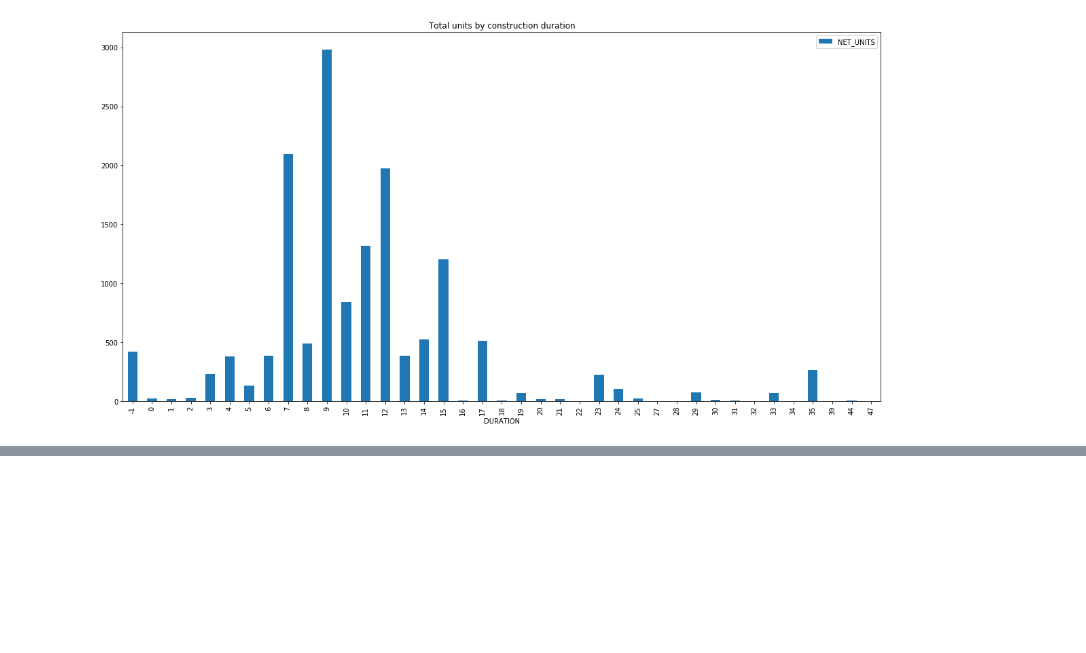
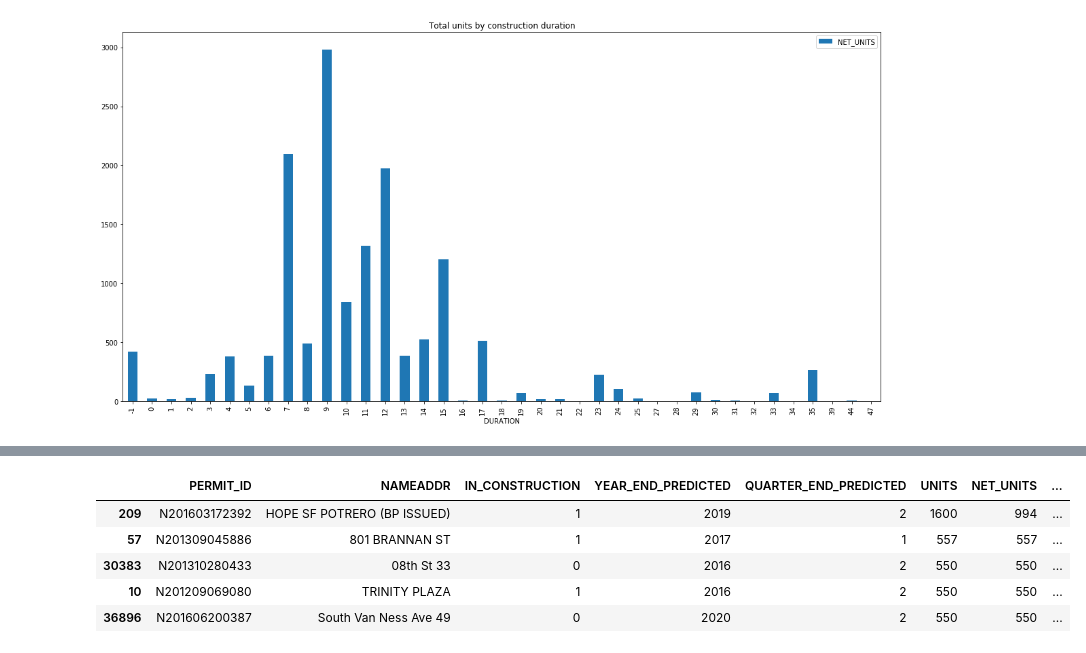
Before and after one commit to openland/statecraft-projects, a Jupyter notebook: housing_pipeline.ipynb, the cells around one changed output, grey strips where cells are left out. Drawn from its saved outputs; the diff is of its cells as text; code cells hidden in the pictures; blank space fills up the shorter version.

Commit message:
Final dataset

```diff
--- a/housing_pipeline.ipynb
+++ b/housing_pipeline.ipynb
@@ -335,3 +358,18 @@ permits.to_csv("data_complete/issued_predictions.csv")
+# %%
+columns_to_show = ['PERMIT_ID', 'NAMEADDR', 'IN_CONSTRUCTION', 'YEAR_END_PREDICTED', 'QUARTER_END_PREDICTED',
+                   'UNITS', 'NET_UNITS', 'PERMIT_DATE_YEAR', 'PERMIT_DATE_QUARTER', 'DURATION_PREDICTED', 'COST']
+permits['IN_CONSTRUCTION'] = 0
+prediction['IN_CONSTRUCTION'] = 1
+dataset = permits[columns_to_show].append(prediction[columns_to_show]).sort_values(['NET_UNITS'], ascending=False).head(100)
+dataset.to_csv("data_complete/final_dataset.csv")
+dataset.head()
+# %% [output]
+|  | PERMIT_ID | NAMEADDR | IN_CONSTRUCTION | YEAR_END_PREDICTED | QUARTER_END_PREDICTED | UNITS | NET_UNITS | ... |
+| 209 | N201603172392 | HOPE SF POTRERO (BP ISSUED) | 1 | 2019 | 2 | 1600 | 994 | ... |
+| 57 | N201309045886 | 801 BRANNAN ST | 1 | 2017 | 1 | 557 | 557 | ... |
+| 30383 | N201310280433 | 08th St 33 | 0 | 2016 | 2 | 550 | 550 | ... |
+| 10 | N201209069080 | TRINITY PLAZA | 1 | 2016 | 2 | 550 | 550 | ... |
+| 36896 | N201606200387 | South Van Ness Ave 49 | 0 | 2020 | 2 | 550 | 550 | ... |
 # %%
 def plot_quarters(df):
     df.plot.bar(stacked=True, figsize=(20,10));
```
Also changed, not shown: parts of 6 cells of this notebook, 4 other files.
